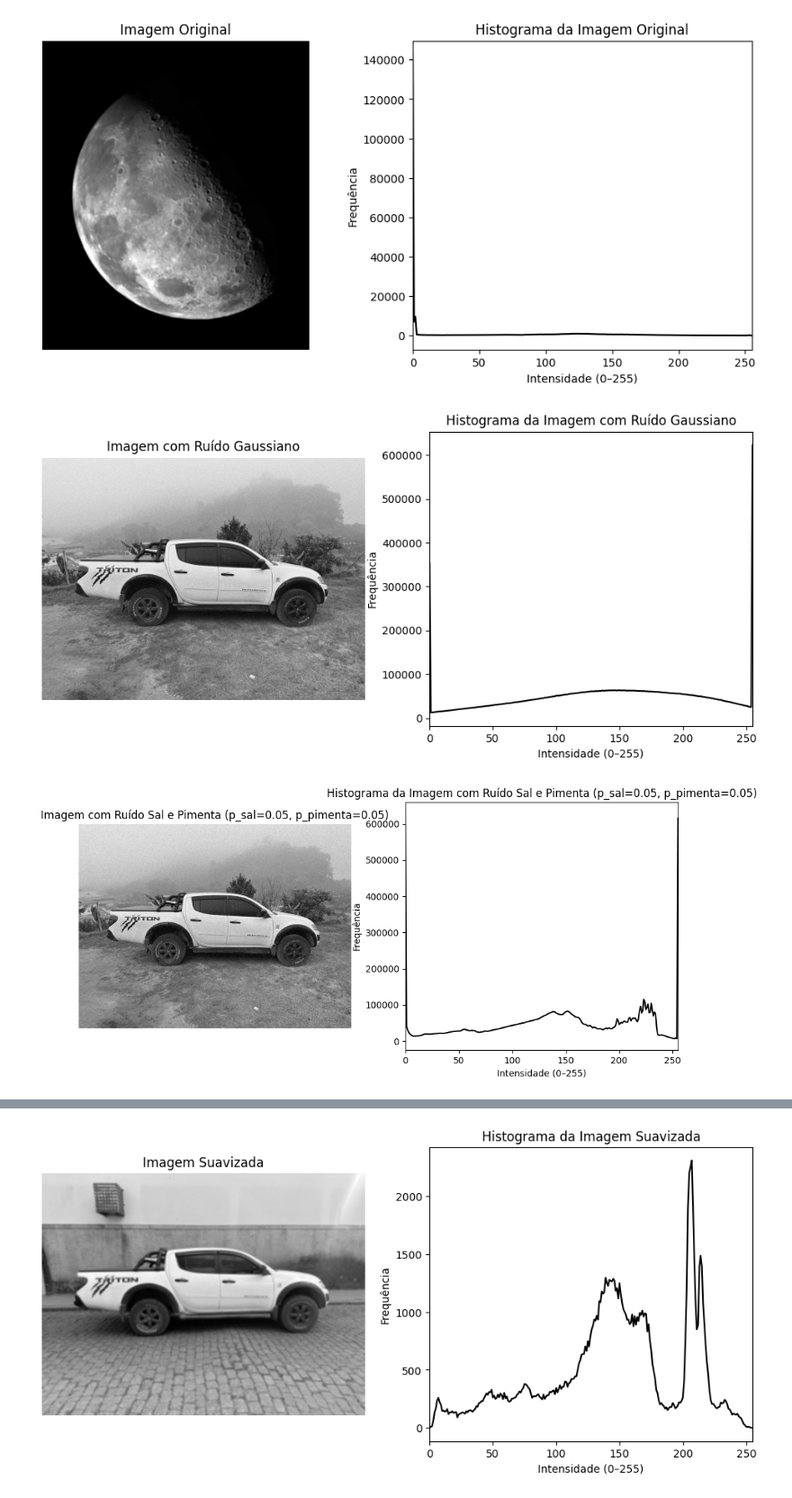
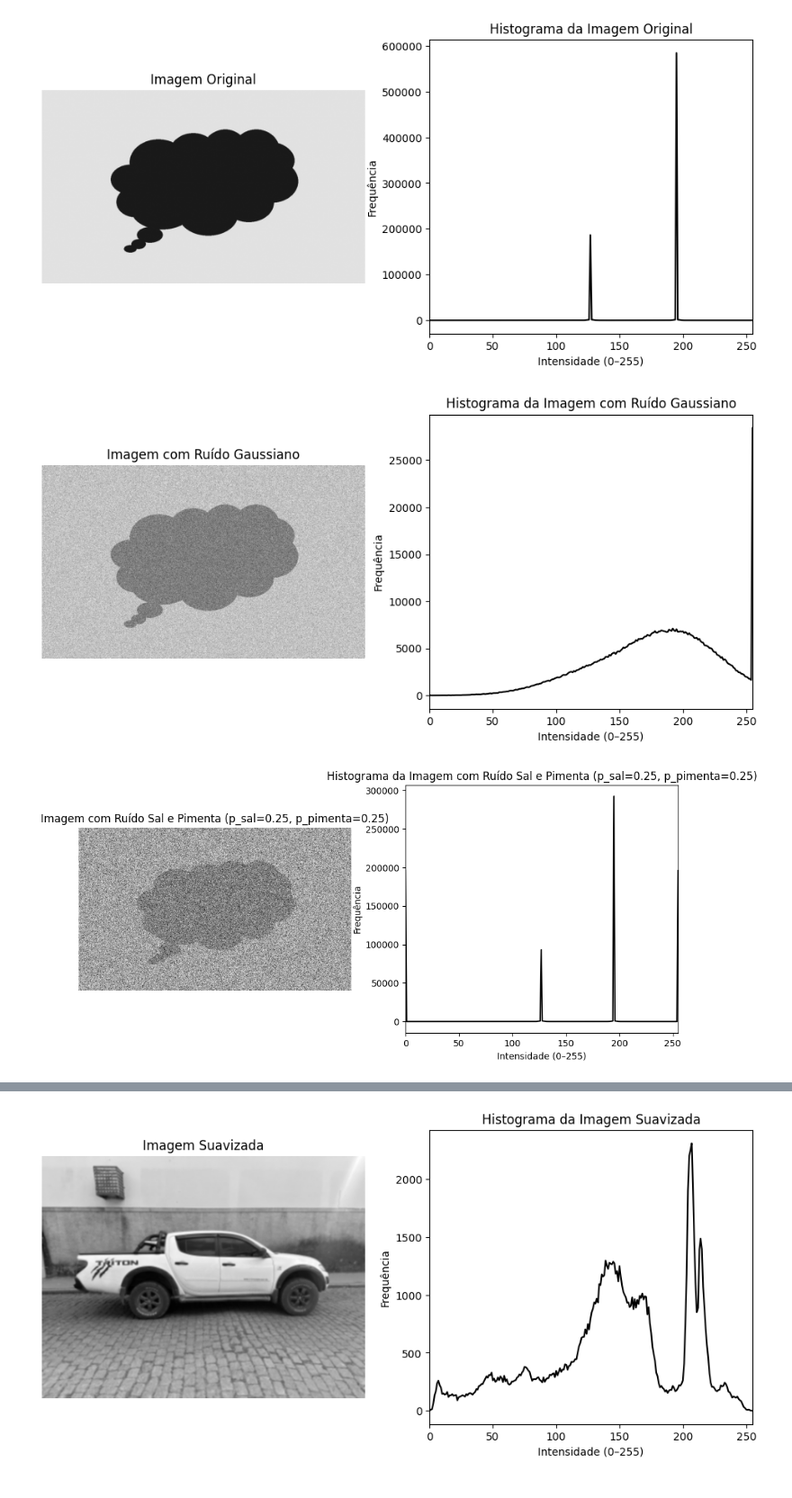
Before and after one commit to laerteluizf/Proc_Imagens_2025_2, a Jupyter notebook: proc_imagens_tarefa_final.ipynb, the cells around one changed output, grey strips where cells are left out. Shown at 90% size. Saved outputs shown, nothing was run; the diff lists cells and outputs as text; code cells hidden in the pictures.

```diff
--- a/proc_imagens_tarefa_final.ipynb
+++ b/proc_imagens_tarefa_final.ipynb
@@ -128,23 +128,23 @@ def adicionar_ruido_sal_pimenta(imagem, p_sal, p_pimenta):
 # %%
 # Atividade 1 – Geradores de Ruído
 
-caminho_imagem = '/content/drive/MyDrive/Proc de Imagens 2025 2/Imagem Cinza/carro_i_d_5.jpeg'
+caminho_imagem = '/content/drive/MyDrive/Proc de Imagens 2025 2/Imagem Cinza/imagem.jpg'
 
 imagem_original = cv2.imread(caminho_imagem, cv2.IMREAD_GRAYSCALE)
 legenda = "Imagem Original"
 
 media = 0
 variancia = 0.02
 imagem_com_ruido_g , legenda_ruido_g = adicionar_ruido_gaussiano(imagem_original, media, variancia)
 
-p_sal = 0.05       # 5% sal
-p_pimenta = 0.05   # 5% pimenta
+p_sal = 0.25       # 5% sal
+p_pimenta = 0.25   # 5% pimenta
 imagem_com_ruido_sp, legenda_ruido_sp = adicionar_ruido_sal_pimenta(imagem_original, p_sal, p_pimenta)
 
-mostrar_imagem_e_histograma(imagem_ori, legenda)
+mostrar_imagem_e_histograma(imagem_original, legenda)
 mostrar_imagem_e_histograma(imagem_com_ruido_g, legenda_ruido_g)
 mostrar_imagem_e_histograma(imagem_com_ruido_sp, legenda_ruido_sp)
 # %% [output]
-[figure, old version]
+[figure, new version]
-[figure, old version]
+[figure, new version]
-[figure, old version]
+[figure, new version]
```
Also changed, not shown: parts of 6 cells of this notebook.
